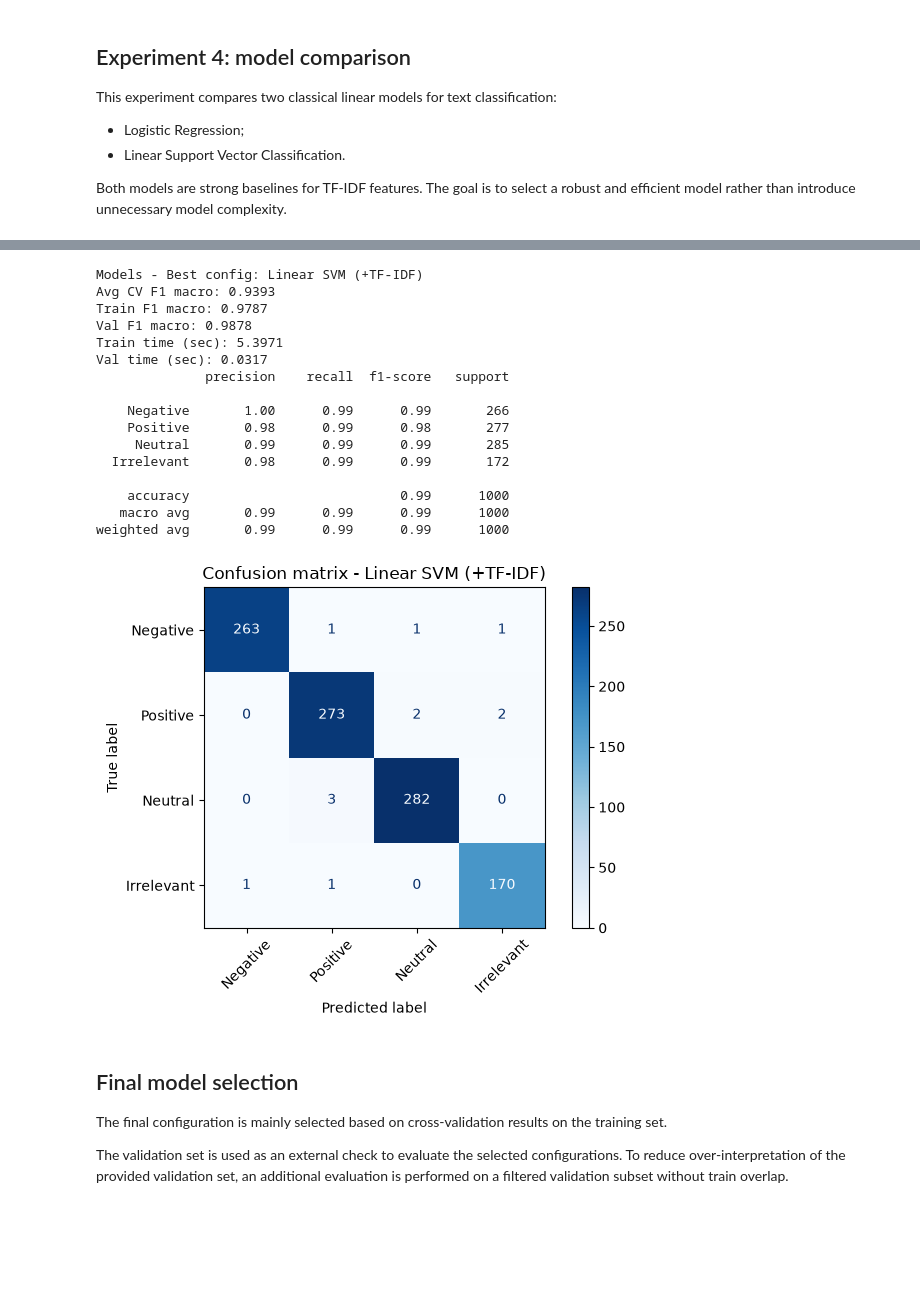
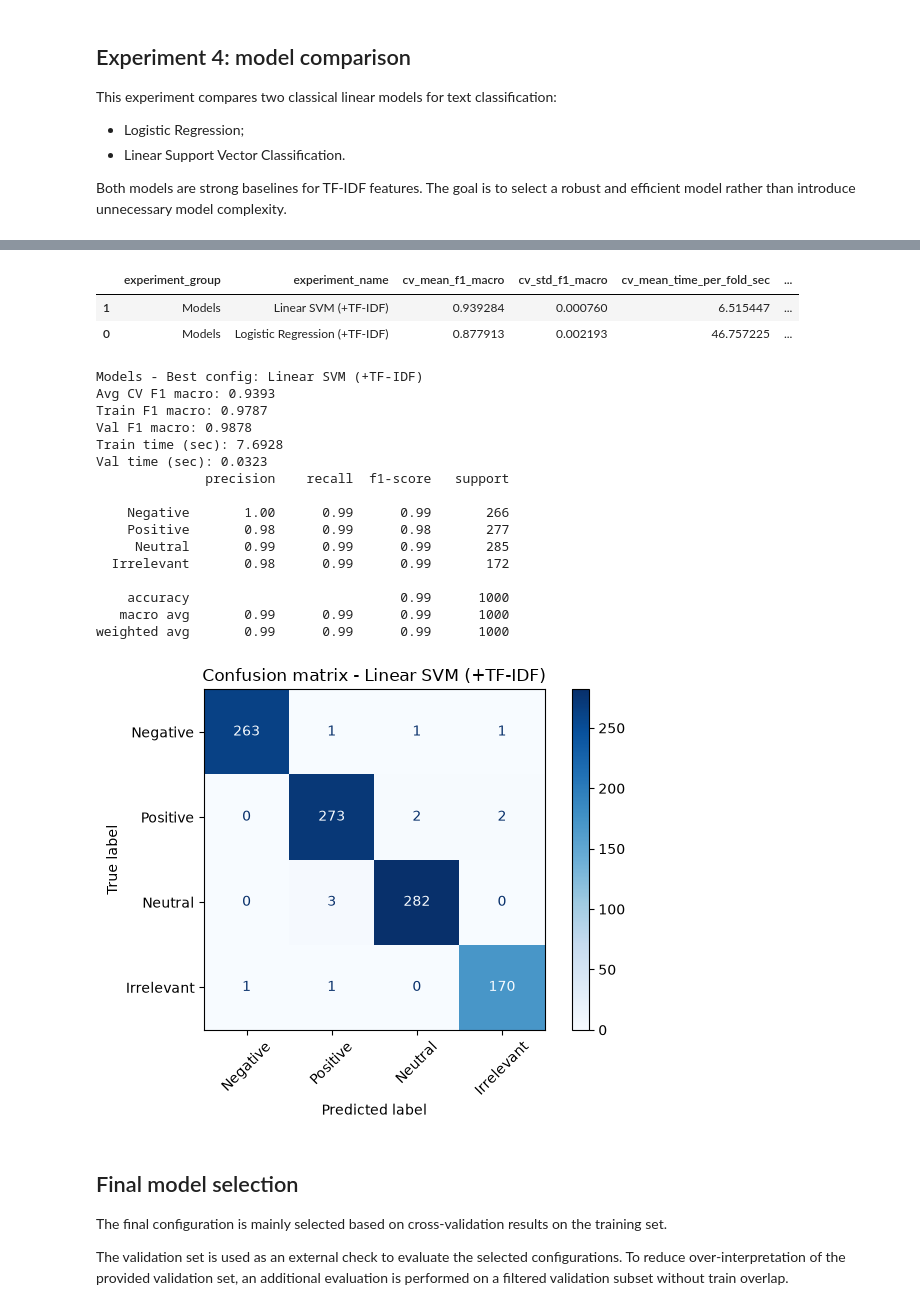
Before and after one commit to ESarah77/Twitter_sentiment_analysis, a Jupyter notebook: notebook/experiments.ipynb, the cells around one changed output, grey strips where cells are left out. Saved outputs shown, nothing was run; the diff lists cells and outputs as text; code cells hidden in the pictures; blank space fills up the shorter version.

```diff
--- a/notebook/experiments.ipynb
+++ b/notebook/experiments.ipynb
@@ -819,14 +597,12 @@ Both models are strong baselines for TF-IDF features. The goal is to select a ro
 experiments_models = [
     {
         "name": "Logistic Regression (+TF-IDF)",
-        "pipeline": Pipeline([
-            ("tfidf", TfidfVectorizer(ngram_range=(1, 2))),
-            ("clf", LogisticRegression(
-                max_iter=1000,
-                class_weight="balanced",
-                random_state=SEED,
-            ))
-        ]),
+        "pipeline": build_logistic_regression_pipeline(
+            max_iter=1000,
+            class_weight="balanced",
+            random_state=SEED,
+            ngram_range=(1, 2),
+        ),
         "X_train": X_train,
         "y_train": y_train,
         "X_val": X_val,
@@ -834,14 +610,12 @@ experiments_models = [
     },
     {
         "name": "Linear SVM (+TF-IDF)",
-        "pipeline": Pipeline([
-            ("tfidf", TfidfVectorizer(ngram_range=(1, 2))),
-            ("clf", LinearSVC(
-                max_iter=1000,
-                class_weight="balanced",
-                random_state=SEED,
-            ))
-        ]),
+        "pipeline": build_linear_svc_pipeline(
+            max_iter=1000,
+            class_weight="balanced",
+            random_state=SEED,
+            ngram_range=(1, 2),
+        ),
         "X_train": X_train,
         "y_train": y_train,
         "X_val": X_val,
@@ -857,3 +625,20 @@ results_models = apply_cv_on_all_exp(exps=experiments_models, exp_group="Models"
+# %%
+results_models = run_experiments(
+    experiments=experiments_models,
+    exp_group="Models",
+    seed=SEED,
+)
+
+display(
+    summarize_experiment_results(results_models).sort_values(
+        by=["cv_mean_f1_macro", "cv_mean_time_per_fold_sec"],
+        ascending=[False, True],
+    )
+)
+# %% [output]
+|  | experiment_group | experiment_name | cv_mean_f1_macro | cv_std_f1_macro | cv_mean_time_per_fold_sec | ... |
+| 1 | Models | Linear SVM (+TF-IDF) | 0.939284 | 0.000760 | 6.515447 | ... |
+| 0 | Models | Logistic Regression (+TF-IDF) | 0.877913 | 0.002193 | 46.757225 | ... |
 # %%
 best_result_models = max(
     results_models,
@@ -873,14 +658,14 @@ best_result_models = {
     **final_eval_models,
 }
 # %%
-visualize_results(best_result=best_result_models, y_val=best_result_models["y_val"], label_names=label_names)
+visualize_results(result=best_result_models, y_val=best_result_models["y_val"], label_names=label_names)
 # %% [output]
 Models - Best config: Linear SVM (+TF-IDF)
 Avg CV F1 macro: 0.9393
 Train F1 macro: 0.9787
 Val F1 macro: 0.9878
-Train time (sec): 5.3971
-Val time (sec): 0.0317
+Train time (sec): 7.6928
+Val time (sec): 0.0323
               precision    recall  f1-score   support
 
     Negative       1.00      0.99      0.99       266
```
Also changed, not shown: parts of 39 cells of this notebook, 2 other files.
